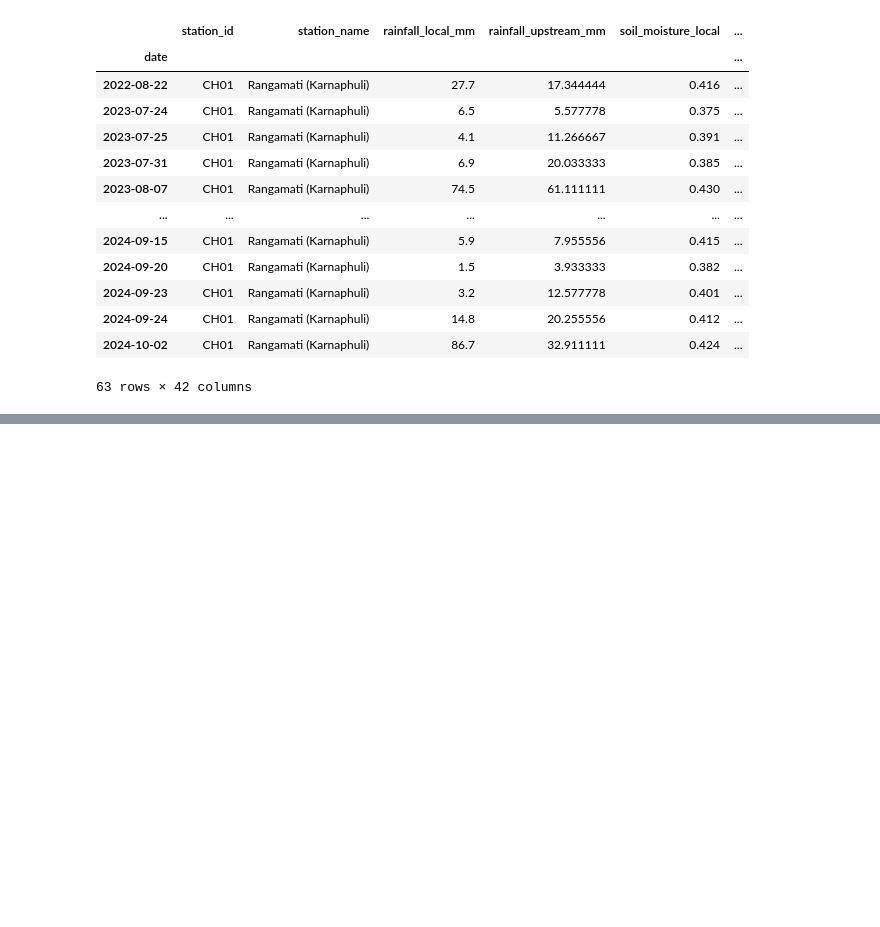
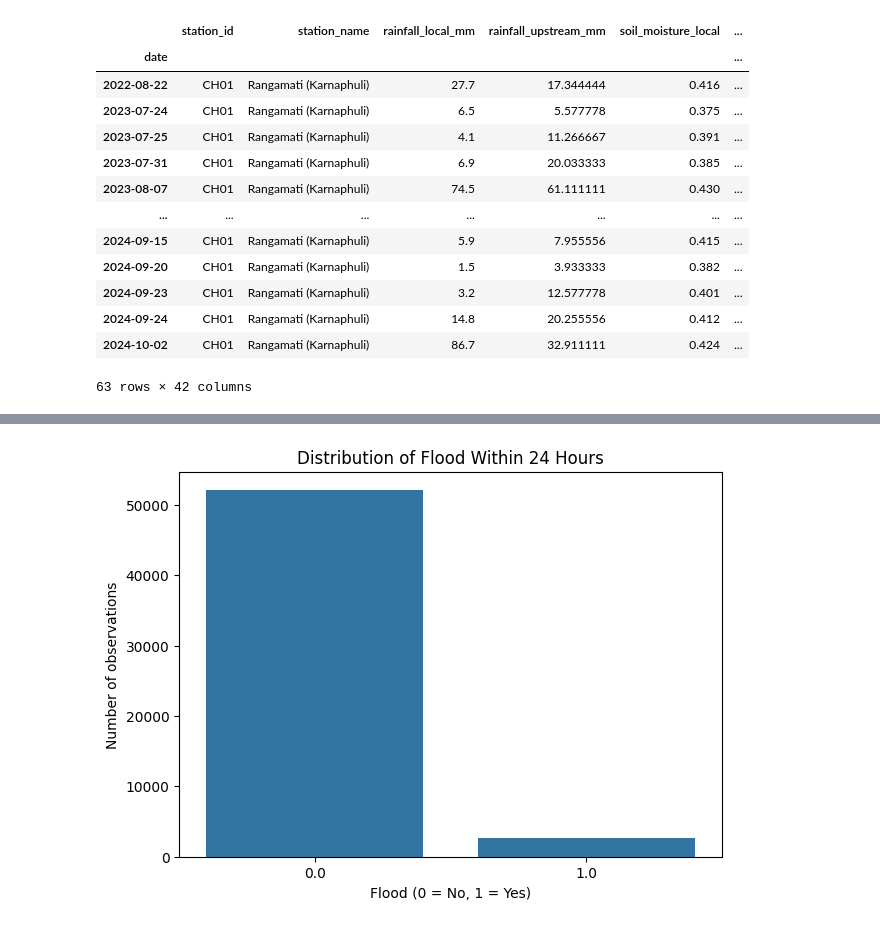
Before and after one commit to Burzo572/dsb_project, a Jupyter notebook: CapStoneProjectJankoBurzanovicFirstEda.ipynb, the cells around one changed output, grey strips where cells are left out. Cells and saved outputs as stored; diff of their text form; code cells hidden in the pictures; blank space fills up the shorter version.

```diff
--- a/CapStoneProjectJankoBurzanovicFirstEda.ipynb
+++ b/CapStoneProjectJankoBurzanovicFirstEda.ipynb
@@ -517,0 +558,12 @@ Text(0, 0.5, 'Local Soil Moisture')
+# %%
+plt.figure(figsize=(7, 5))
+
+sns.countplot(data=df_clean, x='flood_within_24h')
+
+plt.title('Distribution of Flood Within 24 Hours')
+plt.xlabel('Flood (0 = No, 1 = Yes)')
+plt.ylabel('Number of observations')
+
+plt.show()
+# %% [output]
+[figure, added]
```
Also changed, not shown: parts of 5 cells of this notebook.
